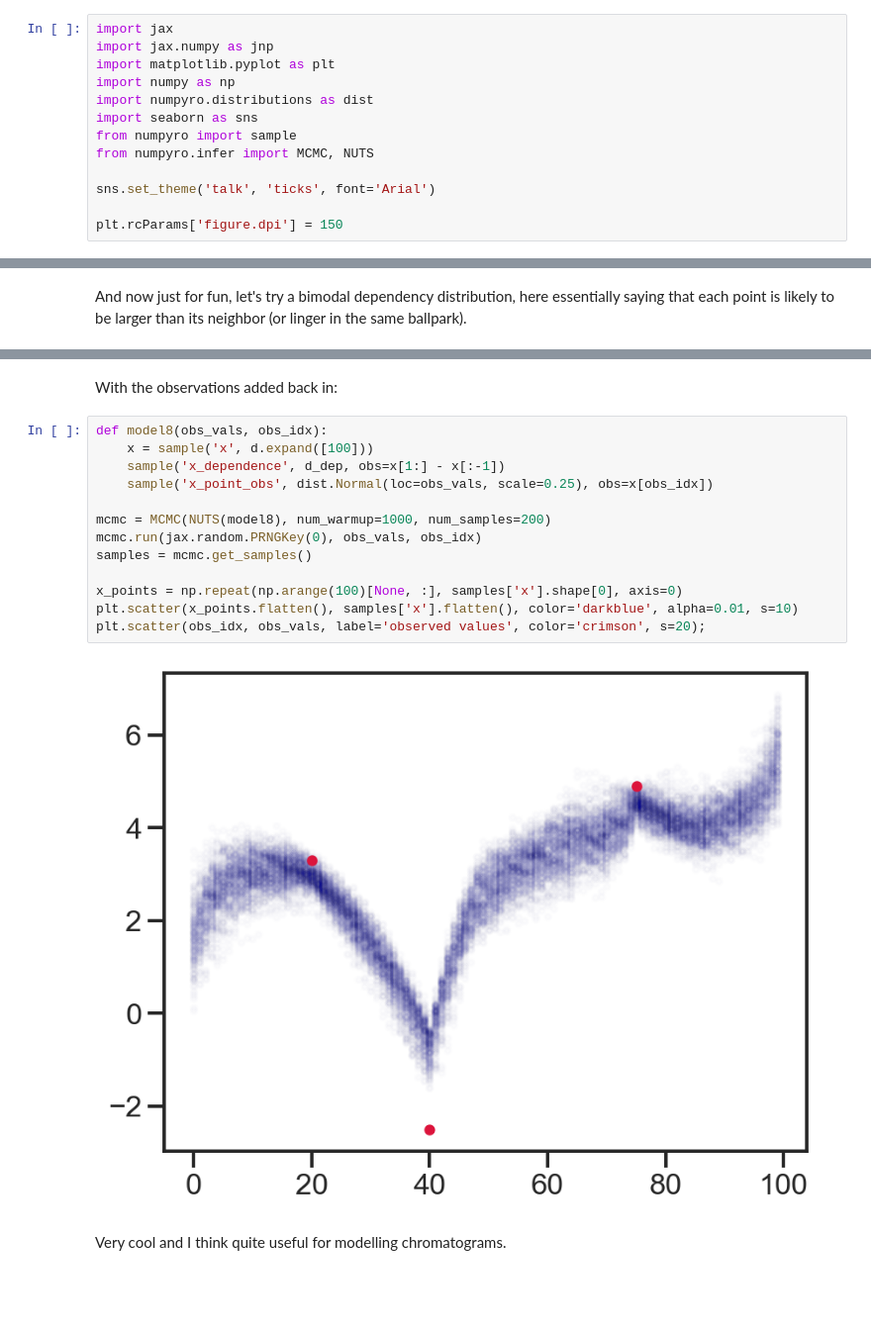
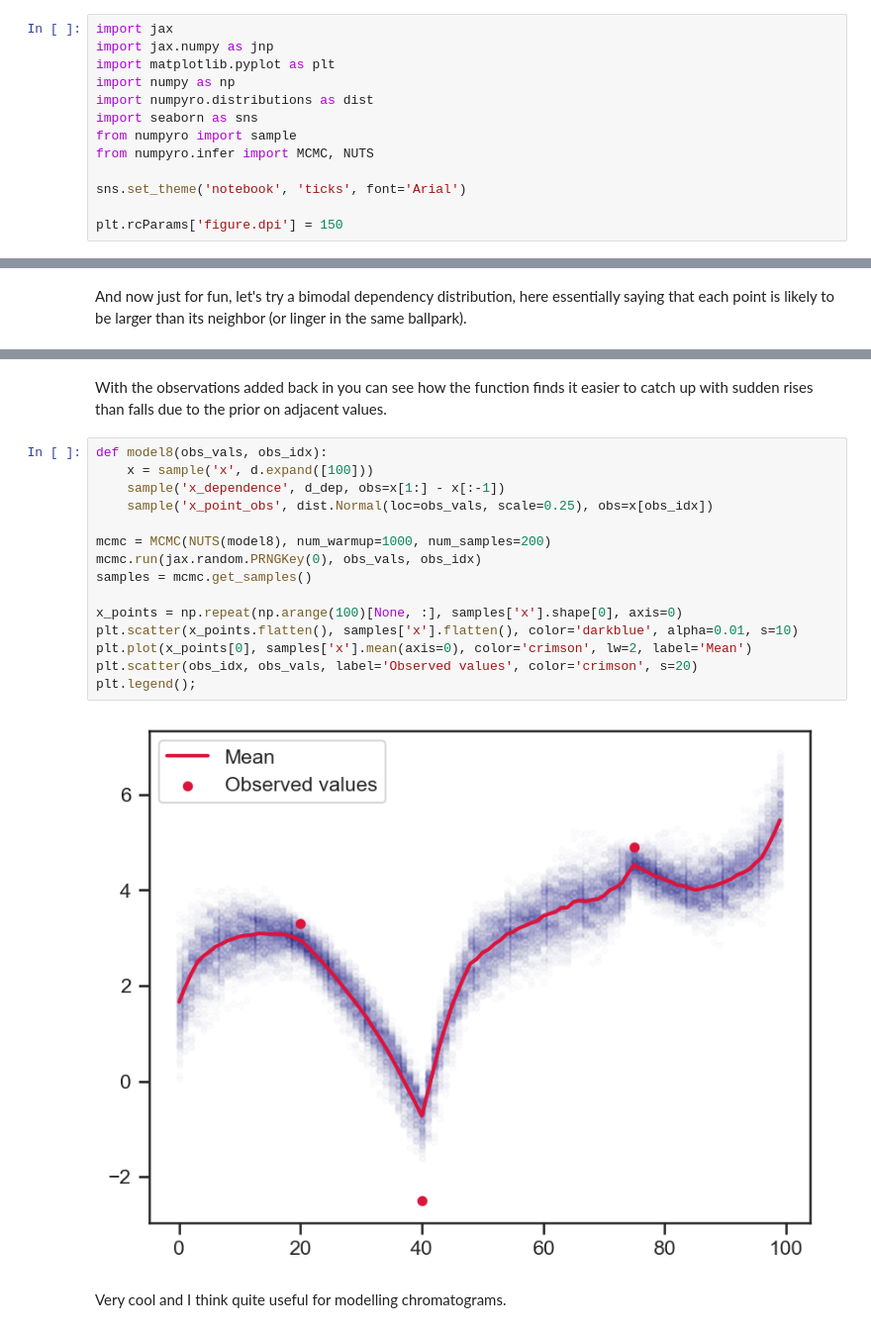
Before and after one commit to hessammehr/hessammehr.github.io, a Jupyter notebook: blog/notebooks/2024-12-26-locally-constrained.ipynb, the cells around one changed output, grey strips where cells are left out. Shown at 99% size. Drawn from its saved outputs; the diff is of its cells as text; blank space fills up the shorter version.

```diff
--- a/blog/notebooks/2024-12-26-locally-constrained.ipynb
+++ b/blog/notebooks/2024-12-26-locally-constrained.ipynb
@@ -12,7 +12,7 @@ import seaborn as sns
 from numpyro import sample
 from numpyro.infer import MCMC, NUTS
 
-sns.set_theme('talk', 'ticks', font='Arial')
+sns.set_theme('notebook', 'ticks', font='Arial')
 
 plt.rcParams['figure.dpi'] = 150
 # %% [markdown]
@@ -171,19 +175,21 @@ plt.scatter(x_points.flatten(), samples['x'].flatten(), color='darkblue', alpha=
-# %% [markdown]
-With the observations added back in:
+# %% [markdown]
+With the observations added back in you can see how the function finds it easier to catch up with sudden rises than falls due to the prior on adjacent values.
 # %%
 def model8(obs_vals, obs_idx):
     x = sample('x', d.expand([100]))
     sample('x_dependence', d_dep, obs=x[1:] - x[:-1])
     sample('x_point_obs', dist.Normal(loc=obs_vals, scale=0.25), obs=x[obs_idx])
 
 mcmc = MCMC(NUTS(model8), num_warmup=1000, num_samples=200)
 mcmc.run(jax.random.PRNGKey(0), obs_vals, obs_idx)
 samples = mcmc.get_samples()
 
 x_points = np.repeat(np.arange(100)[None, :], samples['x'].shape[0], axis=0)
 plt.scatter(x_points.flatten(), samples['x'].flatten(), color='darkblue', alpha=0.01, s=10)
-plt.scatter(obs_idx, obs_vals, label='observed values', color='crimson', s=20);
+plt.plot(x_points[0], samples['x'].mean(axis=0), color='crimson', lw=2, label='Mean')
+plt.scatter(obs_idx, obs_vals, label='Observed values', color='crimson', s=20)
+plt.legend();
 # %% [output]
-[figure, old version]
+[figure, new version]
 # %% [markdown]
 Very cool and I think quite useful for modelling chromatograms.
```
Also changed, not shown: parts of 10 cells of this notebook, 15 other files.
